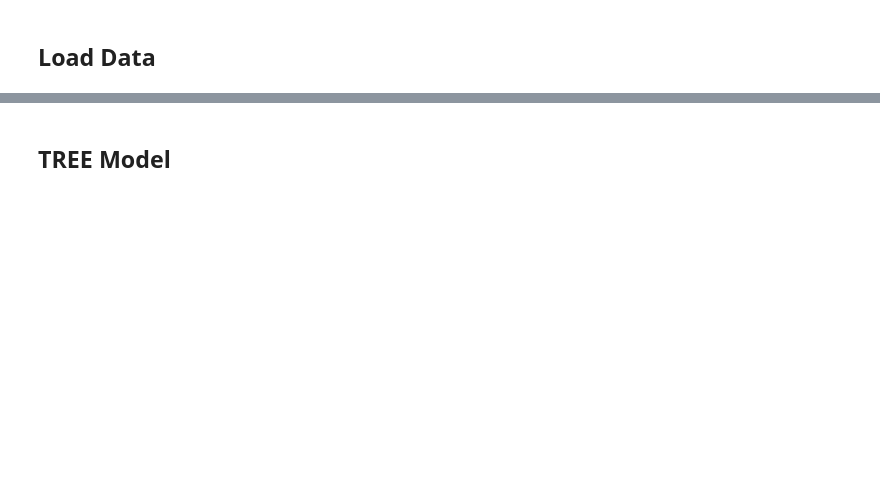
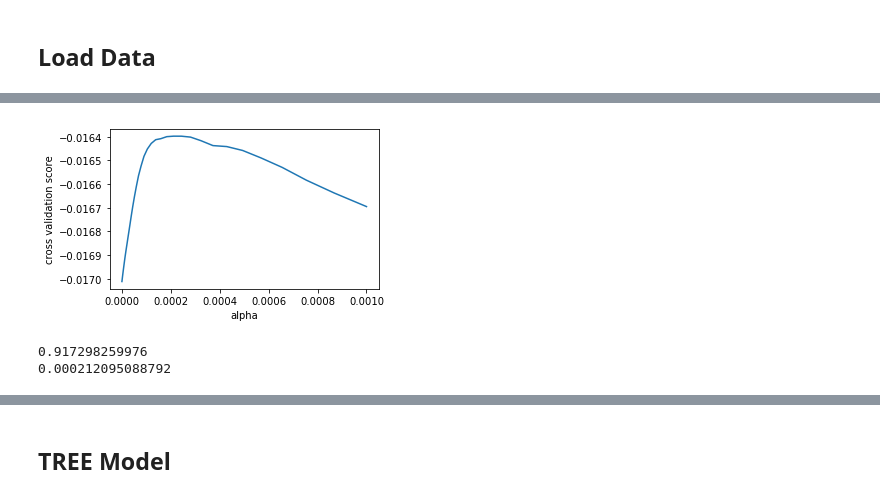
Before and after one commit to joshualee791204/Octopus, a Jupyter notebook: Jason/Models.ipynb, the cells around one changed output, grey strips where cells are left out. Saved outputs shown, nothing was run; the diff lists cells and outputs as text; code cells hidden in the pictures; blank space fills up the shorter version.

```diff
--- a/Jason/Models.ipynb
+++ b/Jason/Models.ipynb
@@ -241,2 +132,0 @@ lasso_1st = linear_model.Lasso(alphas[26], normalize=True)
-# %%
-lasso_1st.fit(x_train, y_train)
@@ -287,0 +151,24 @@ temp = all_data_eng.copy()
+# %%
+alphas = np.logspace(-6, -3, 50)
+
+plt.figure(figsize=(5, 3))
+
+scores = [cross_val_score(linear_model.Lasso(alpha, normalize=False), x_train, y_train, cv=5,
+                          scoring='neg_mean_squared_error').mean() for alpha in alphas]
+plt.plot(alphas, scores)
+
+plt.legend(loc='lower left')
+plt.xlabel('alpha')
+plt.ylabel('cross validation score')
+plt.tight_layout()
+plt.show()
+# %% [output]
+[figure, added]
+# %%
+lasso_1 = linear_model.Lasso(alphas[np.argmax(scores)], normalize=False)
+lasso_1.fit(x_train, y_train)
+print(lasso_3.score(x_train, y_train))
+print(alphas[np.argmax(scores)])
+# %% [output]
+0.917298259976
+0.000212095088792
```
Also changed, not shown: parts of 86 cells of this notebook, 8 other files.
